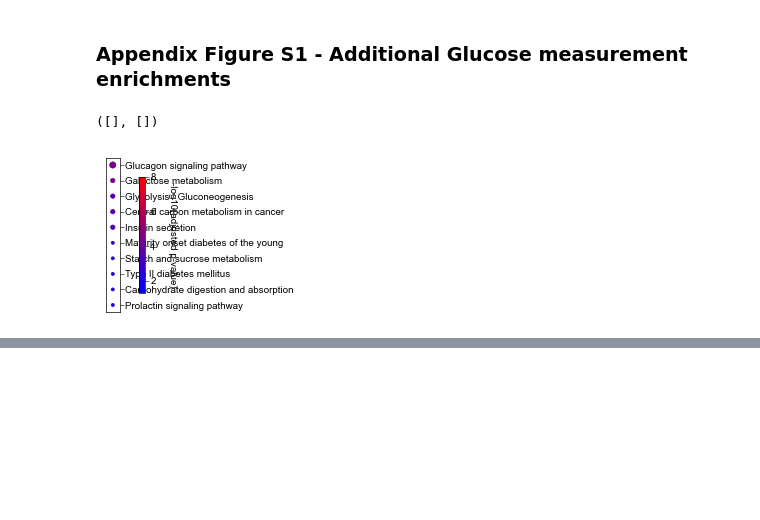
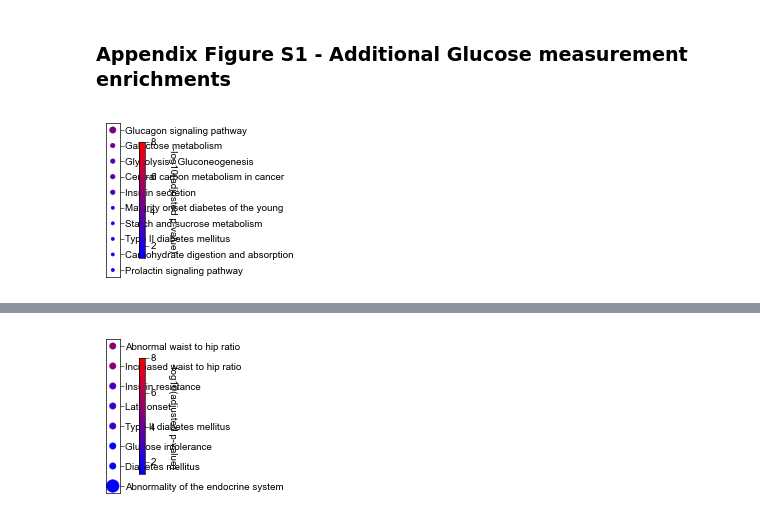
Before and after one commit to sarah-n-wright/CARVA, a Jupyter notebook: Notebooks/4B_FeatureAnalysis.ipynb, the cells around one changed output, grey strips where cells are left out. Drawn from its saved outputs; the diff is of its cells as text; code cells hidden in the pictures; blank space fills up the shorter version.

```diff
--- a/Notebooks/4B_FeatureAnalysis.ipynb
+++ b/Notebooks/4B_FeatureAnalysis.ipynb
@@ -1603,9 +1607,8 @@ cbar = plt.colorbar(scatter, pad=0.5)
 cbar.set_label('-log10(adjusted p-value)', rotation=270, labelpad=15)
 plt.gca().yaxis.tick_right()
 plt.ylabel("")
-plt.xticks([])
+_ = plt.xticks([])
 # %% [output]
-([], [])
 [figure]
 # %%
 plot_hp = plot_hp.sort_values('negative_log10_of_adjusted_p_value', ascending=True)
@@ -1624,15 +1627,17 @@ plot_hp
 # %%
 import matplotlib as mpl
 _ = plt.figure(figsize=(0.5, 2))
 cmap_blended = sns.blend_palette(["blue", 'red'], as_cmap=True)
 norm = mpl.colors.Normalize(vmin=-1*np.log10(0.05), vmax=8)
 scatter= plt.scatter(x=np.ones_like(plot_hp['term_name']),
             y=plot_hp['term_name'],
             c = plot_hp['negative_log10_of_adjusted_p_value'],
             s=(2**plot_hp['intersection_size'])*1.25,
             cmap=cmap_blended, norm=norm)
 cbar = plt.colorbar(scatter, pad=0.5)
 cbar.set_label('-log10(adjusted p-value)', rotation=270, labelpad=15)
 plt.gca().yaxis.tick_right()
 plt.ylabel("")
-plt.xticks([])
+_ = plt.xticks([])
+# %% [output]
+[figure, added]
```
Also changed, not shown: parts of 9 cells of this notebook, 11 other files.
